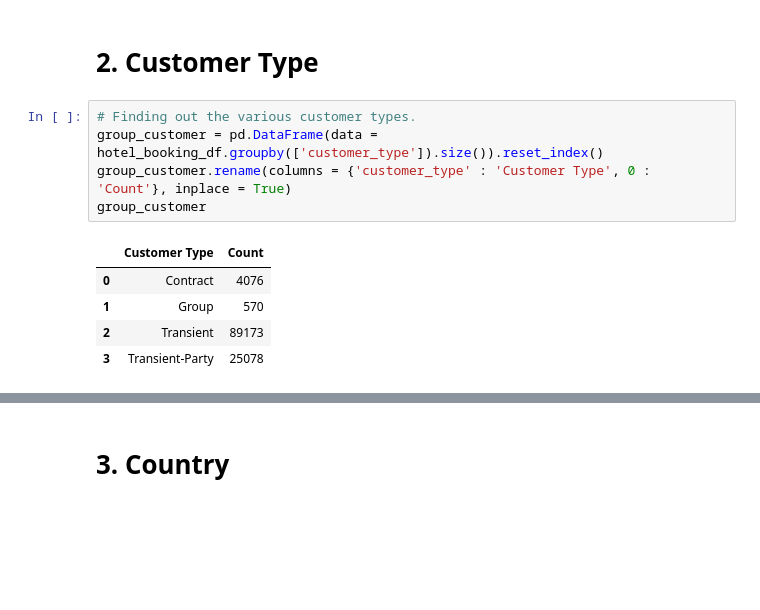
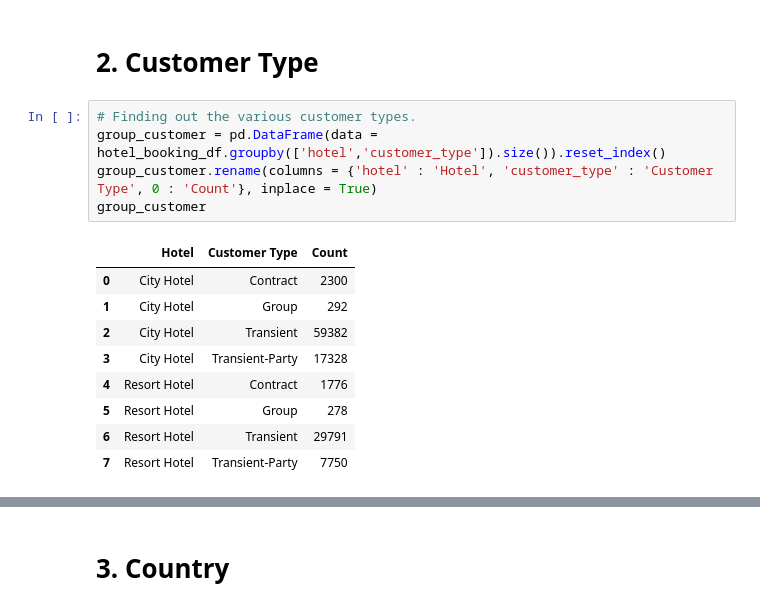
Before and after one commit to manm0han/hotel-booking-eda, a Jupyter notebook: Manmohan_Madhu_Hotel_Booking_Analysis_Capstone_Project.ipynb, the cells around one changed output, grey strips where cells are left out. Drawn from its saved outputs; the diff is of its cells as text; blank space fills up the shorter version.

Commit message:
Added a second customer type graph

```diff
--- a/Manmohan_Madhu_Hotel_Booking_Analysis_Capstone_Project.ipynb
+++ b/Manmohan_Madhu_Hotel_Booking_Analysis_Capstone_Project.ipynb
@@ -309,12 +311,16 @@ Resort hotels have a lower rate of cancellations than city hotel. This might be
 # 2. Customer Type
 # %%
 # Finding out the various customer types.
-group_customer = pd.DataFrame(data = hotel_booking_df.groupby(['customer_type']).size()).reset_index()
-group_customer.rename(columns = {'customer_type' : 'Customer Type', 0 : 'Count'}, inplace = True)
+group_customer = pd.DataFrame(data = hotel_booking_df.groupby(['hotel','customer_type']).size()).reset_index()
+group_customer.rename(columns = {'hotel' : 'Hotel', 'customer_type' : 'Customer Type', 0 : 'Count'}, inplace = True)
 group_customer
 # %% [output]
-|  | Customer Type | Count |
-| 0 | Contract | 4076 |
-| 1 | Group | 570 |
-| 2 | Transient | 89173 |
-| 3 | Transient-Party | 25078 |
+|  | Hotel | Customer Type | Count |
+| 0 | City Hotel | Contract | 2300 |
+| 1 | City Hotel | Group | 292 |
+| 2 | City Hotel | Transient | 59382 |
+| 3 | City Hotel | Transient-Party | 17328 |
+| 4 | Resort Hotel | Contract | 1776 |
+| 5 | Resort Hotel | Group | 278 |
+| 6 | Resort Hotel | Transient | 29791 |
+| 7 | Resort Hotel | Transient-Party | 7750 |
```
Also changed, not shown: parts of 5 cells of this notebook.
